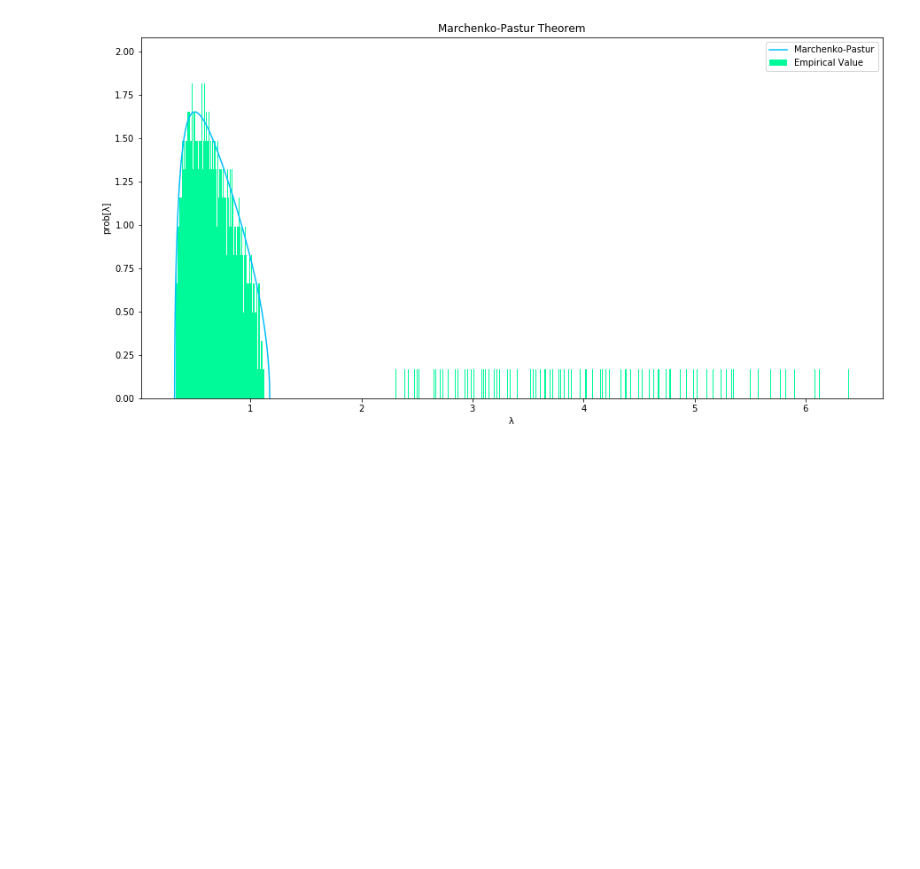
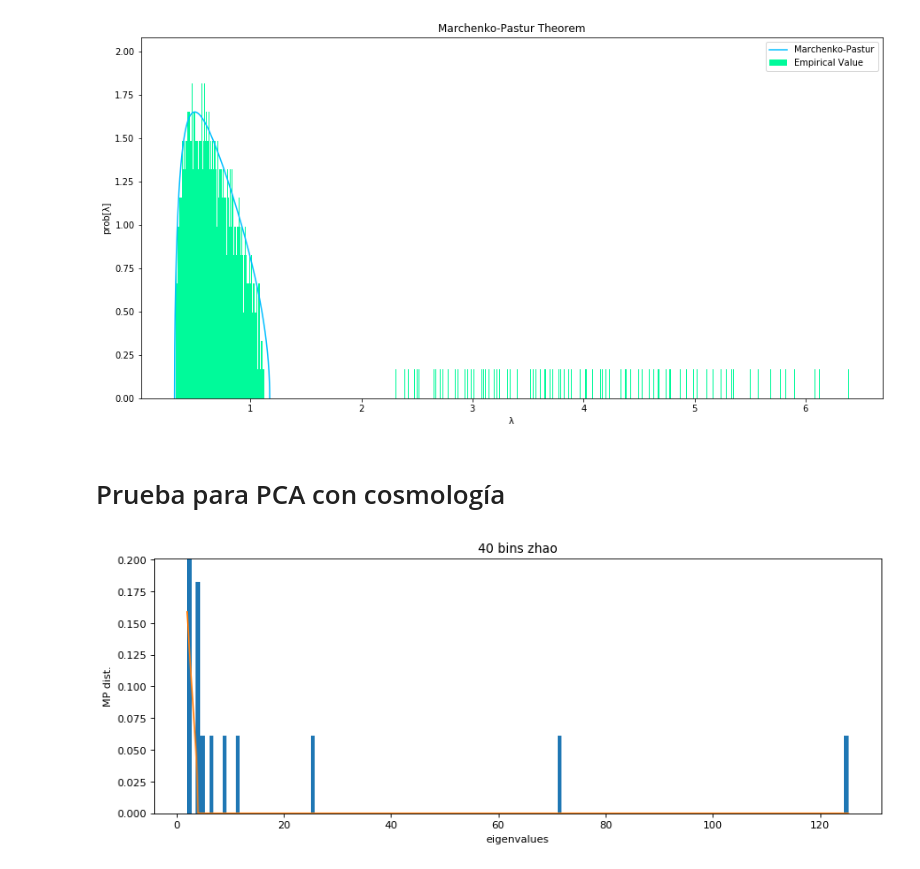
Before and after one commit to la-escamilla/codigos, a Jupyter notebook: Python3/Random_Matrices.ipynb, the cells around one changed output. Drawn from its saved outputs; the diff is of its cells as text; code cells hidden in the pictures; blank space fills up the shorter version.

```diff
--- a/Python3/Random_Matrices.ipynb
+++ b/Python3/Random_Matrices.ipynb
@@ -342,3 +342,72 @@ ax.legend(loc="upper right")
 # %% [output]
 <matplotlib.legend.Legend at 0x...>
 [figure]
+# %% [markdown]
+# Prueba para PCA con cosmología
+# %%
+import numpy as np
+import matplotlib.pyplot as plt
+import scipy as sp
+from matplotlib.pyplot import figure
+figure(figsize=(16, 20), dpi=80)
+%config Completer.use_jedi = False
+
+
+def marchpast(l, g):
+    "Distribucion Marchenko-Pastur"
+    def m0(a):
+        "Maximo en (a,0)"
+        return np.maximum(a, np.zeros_like(a))
+    gplus  = (1+g**0.5)**2
+    gminus = (1-g**0.5)**2
+    return np.sqrt( m0(gplus-l)*m0(l-gminus) ) / (2*np.pi*g*l)
+
+
+def EE(a, gamma):
+    "Funcion pa los histogramas"
+    ee, ev=np.linalg.eigh(a)
+    nn, bb, patches=plt.hist(ee.ravel(),
+                                #bins="auto",
+                                bins=150,
+                                density=True)
+    x=np.arange(bb[0], bb[-1], 0.003)
+    plt.plot(x, marchpast(x, gamma))
+    plt.ylim(top=nn[1:].max() * 1.1)
+    plt.ylabel(r"MP dist.")
+    plt.xlabel("eigenvalues")
+    fig = plt.gcf()
+    fig.set_size_inches(12.5, 4.5)
+    plt.title('40 bins zhao')
+    plt.savefig('mp_eos_40bins_zhao.pdf')
+    plt.show()
+
+#la parte de PCA
+n_pca = 40
+n_erase = 3
+type_graph = 'eos' # eos o rho
+
+file_root = u'C:\\Users\\52811\\cosas_python\\SimpleMC-master\\chains_zhao_new\\'
+#file_root += 'rho_tanh20_phy_rho_corr+Pantheon+CBAO+HD_nested_dynesty_multi_cov.txt'
+file_root += 'eos_tanh20_phy_Pantheon+CBAO+HD_nested_dynesty_multi_cov.txt'
+#file_root += 'eos_tanh40_phy_Pantheon+CBAO+HD_nested_dynesty_multi_cov.txt'
+
+
+#las primeras 3 instrucciones son para borrar los de los otros 3 elementos de la matriz de los params que no nos importan
+matriz_cov = np.loadtxt(file_root)
+matriz_cov = np.matrix(matriz_cov)
+matriz_cov = np.delete(np.delete(matriz_cov, range(n_erase),axis=1),range(n_erase),axis=0)
+
+error = np.sqrt(np.diag(matriz_cov))
+fisher = np.linalg.inv(matriz_cov)
+fish_eig = np.linalg.eig(fisher)
+
+d = np.diag(fish_eig[0])
+w = np.transpose(fish_eig[1])
+wt = fish_eig[1]
+
+kk=[]
+kk.append(d)
+
+EE(kk, 1./1.)
+# %% [output]
+[figure, added]
```
Also changed, not shown: parts of 12 cells of this notebook, 2 other files.
